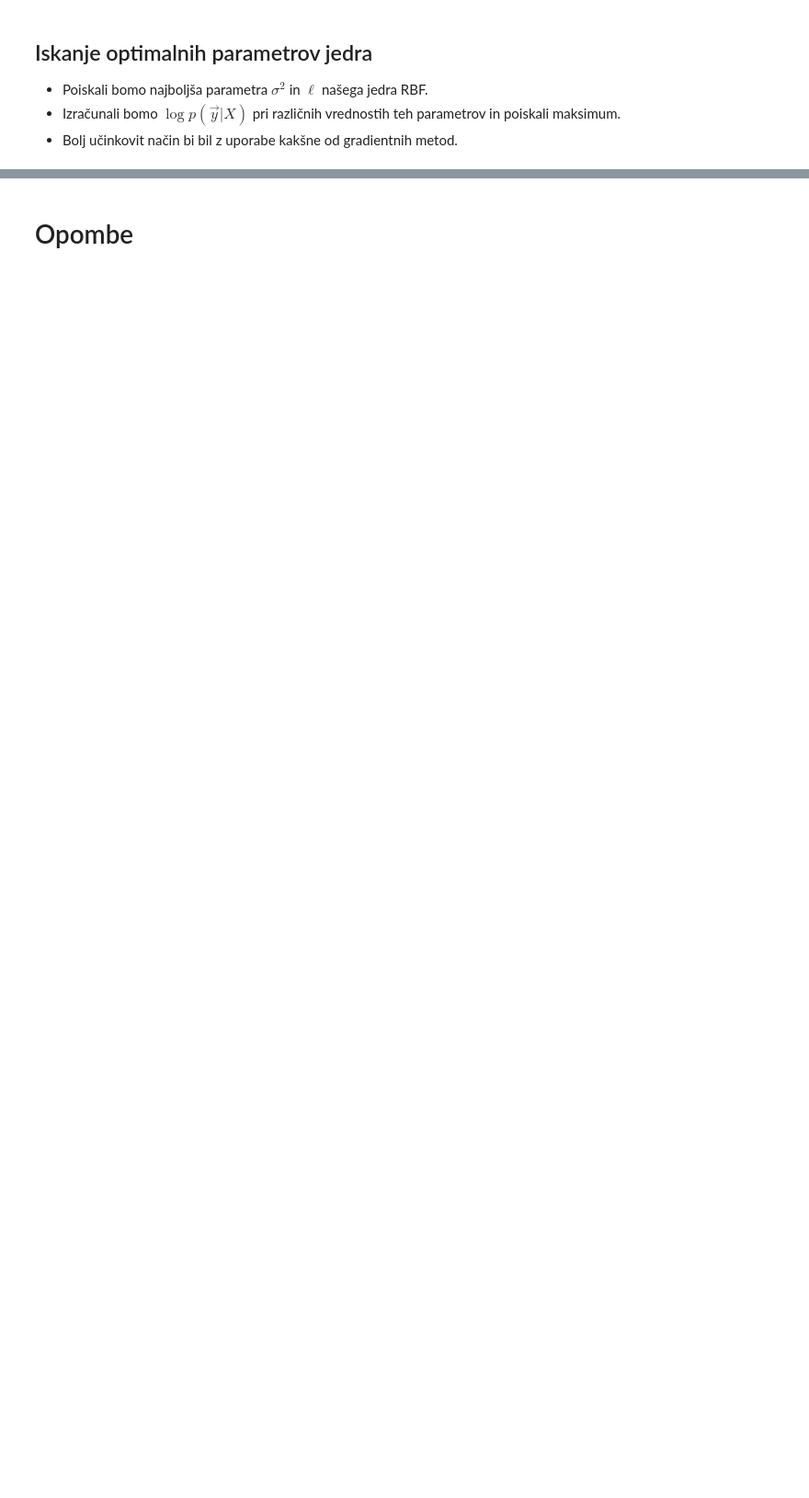
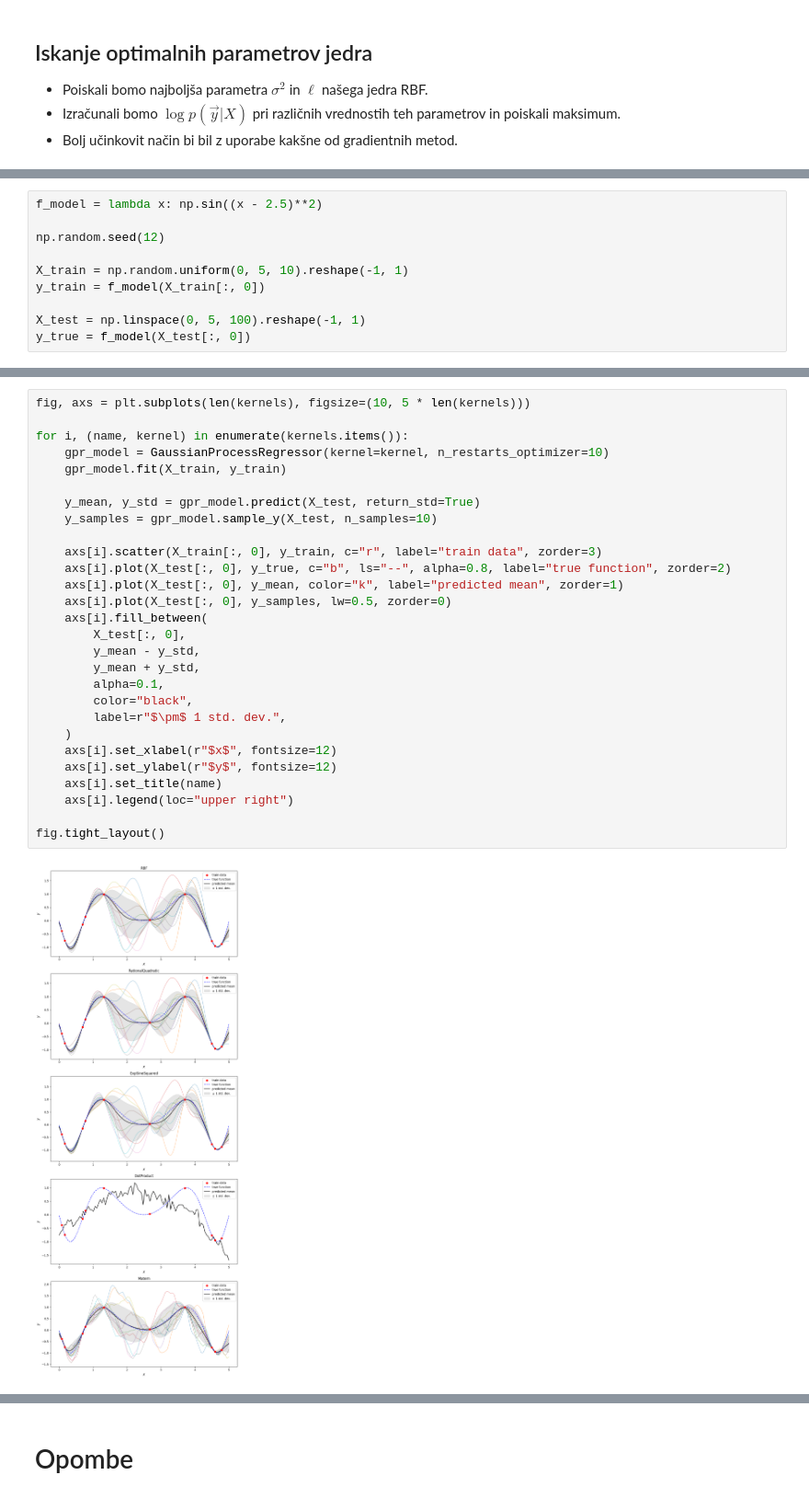
Before and after one commit to j-gavran/PSUF_Hmumu, a Jupyter notebook: vaje/vaje2.ipynb, the cells around one changed output, grey strips where cells are left out. Shown at 92% size. Cells and saved outputs as stored; diff of their text form; blank space fills up the shorter version.

```diff
--- a/vaje/vaje2.ipynb
+++ b/vaje/vaje2.ipynb
@@ -533,0 +541,10 @@ plt.tight_layout()
+# %%
+f_model = lambda x: np.sin((x - 2.5)**2)
+
+np.random.seed(12)
+
+X_train = np.random.uniform(0, 5, 10).reshape(-1, 1)
+y_train = f_model(X_train[:, 0])
+
+X_test = np.linspace(0, 5, 100).reshape(-1, 1)
+y_true = f_model(X_test[:, 0])
@@ -533,0 +582,30 @@ plt.tight_layout()
+# %%
+fig, axs = plt.subplots(len(kernels), figsize=(10, 5 * len(kernels)))
+
+for i, (name, kernel) in enumerate(kernels.items()):
+    gpr_model = GaussianProcessRegressor(kernel=kernel, n_restarts_optimizer=10)
+    gpr_model.fit(X_train, y_train)
+
+    y_mean, y_std = gpr_model.predict(X_test, return_std=True)
+    y_samples = gpr_model.sample_y(X_test, n_samples=10)
+
+    axs[i].scatter(X_train[:, 0], y_train, c="r", label="train data", zorder=3)
+    axs[i].plot(X_test[:, 0], y_true, c="b", ls="--", alpha=0.8, label="true function", zorder=2)
+    axs[i].plot(X_test[:, 0], y_mean, color="k", label="predicted mean", zorder=1)
+    axs[i].plot(X_test[:, 0], y_samples, lw=0.5, zorder=0)
+    axs[i].fill_between(
+        X_test[:, 0],
+        y_mean - y_std,
+        y_mean + y_std,
+        alpha=0.1,
+        color="black",
+        label=r"$\pm$ 1 std. dev.",
+    )
+    axs[i].set_xlabel(r"$x$", fontsize=12)
+    axs[i].set_ylabel(r"$y$", fontsize=12)
+    axs[i].set_title(name)
+    axs[i].legend(loc="upper right")
+
+fig.tight_layout()
+# %% [output]
+[figure, added]
```
Also changed, not shown: parts of 44 cells of this notebook, 5 other files.
